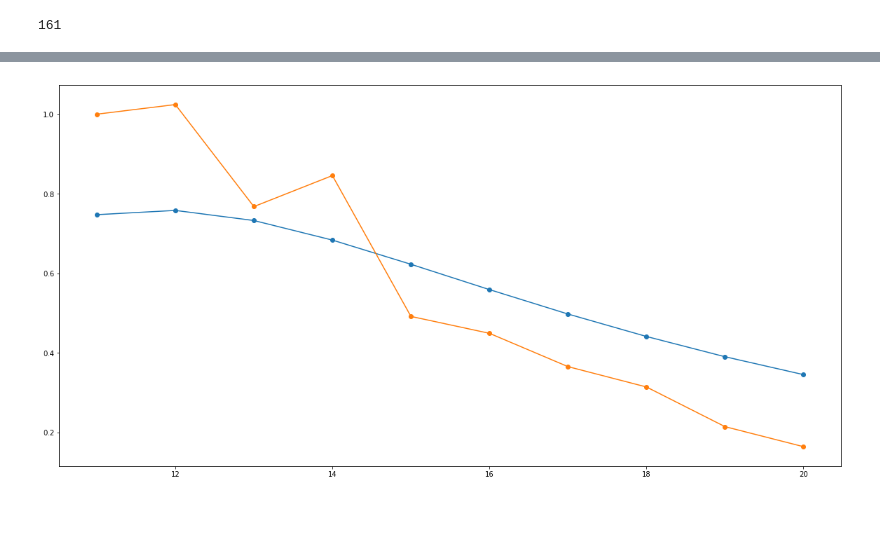
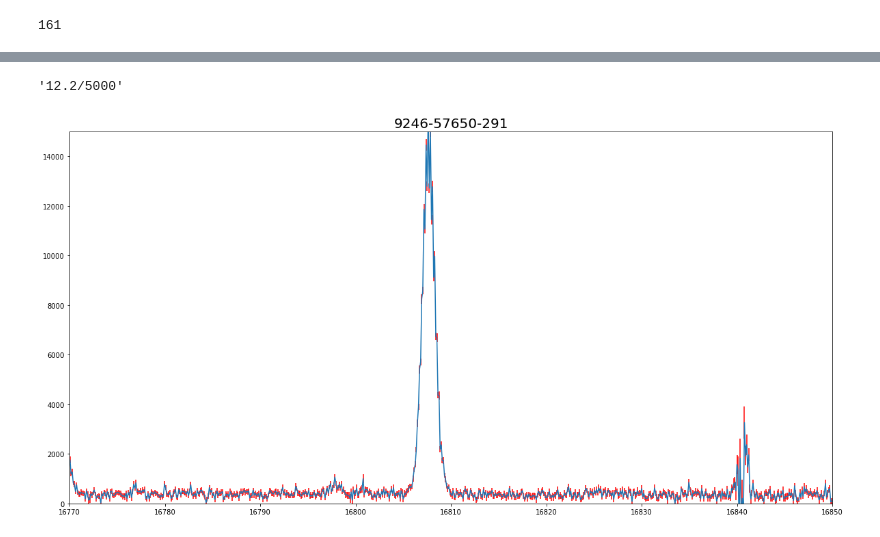
Before and after one commit to ballanr/T-Tauri, a Jupyter notebook: In Development/Untitled.ipynb, the cells around one changed output, grey strips where cells are left out. Drawn from its saved outputs; the diff is of its cells as text; code cells hidden in the pictures; blank space fills up the shorter version.

```diff
--- a/In Development/Untitled.ipynb
+++ b/In Development/Untitled.ipynb
@@ -408,8 +331,4 @@ np.sqrt(np.sum((ggg)**2))
-# %%
-plt.figure(figsize=(20,10));
-plt.plot(np.arange(11,21,1),g1);
-plt.plot(np.arange(11,21,1),b);
-plt.scatter(np.arange(11,21,1),g1);
-plt.scatter(np.arange(11,21,1),b);
-# %% [output]
-[figure, removed]
+# %%
+cols[148]
+# %% [output]
+'12.2/5000'
@@ -415,0 +338,33 @@ plt.scatter(np.arange(11,21,1),b);
+# %%
+plate = '9246'
+mjd = '57650'
+fiber = '291'
+filename1 = '/Volumes/CoveyData/APOGEE_Spectra/preDR15/apogee/spectro/redux/visits/apo25m/'+plate+'/'+mjd+'/apVisit-apogee2-'+plate+'-'+mjd+'-'+fiber+'.fits'
+#filename1 = '/Volumes/CoveyData/APOGEE_Spectra/preDR15/apogee/spectro/redux/visits/lco25m/'+plate+'/'+mjd+'/asVisit-apogee2-'+plate+'-'+mjd+'-'+fiber+'.fits'
+openfile = fits.open(filename1)
+wave = openfile[4]
+flux = openfile[1]
+error = openfile[2]
+# %%
+x1 = wave.data[0]
+x2 = wave.data[1]
+x3 = wave.data[2]
+y1 = flux.data[0]
+y2 = flux.data[1]
+y3 = flux.data[2]
+z1 = error.data[0]
+z2 = error.data[1]
+z3 = error.data[2]
+# %%
+plt.figure(figsize=(20,10));
+plt.errorbar(x1,y1,yerr=z1,color=color2,ecolor='red');
+plt.errorbar(x2,y2,yerr=z2,color=color2,ecolor='red');
+plt.errorbar(x3,y3,yerr=z3,color=color2,ecolor='red');
+plt.title(plate+'-'+mjd+'-'+fiber,fontsize=20);
+#plt.xlim(16700,16900)
+#plt.savefig('/Users/ballanr/Desktop/Odd Spectra.pdf',bbox_to_inches='tight',dpi=300)
+plt.xlim(16770,16850);
+plt.ylim(0,15000)
+plt.show();
+# %% [output]
+[figure, added]
```
Also changed, not shown: parts of 23 cells of this notebook, 3 other files.
